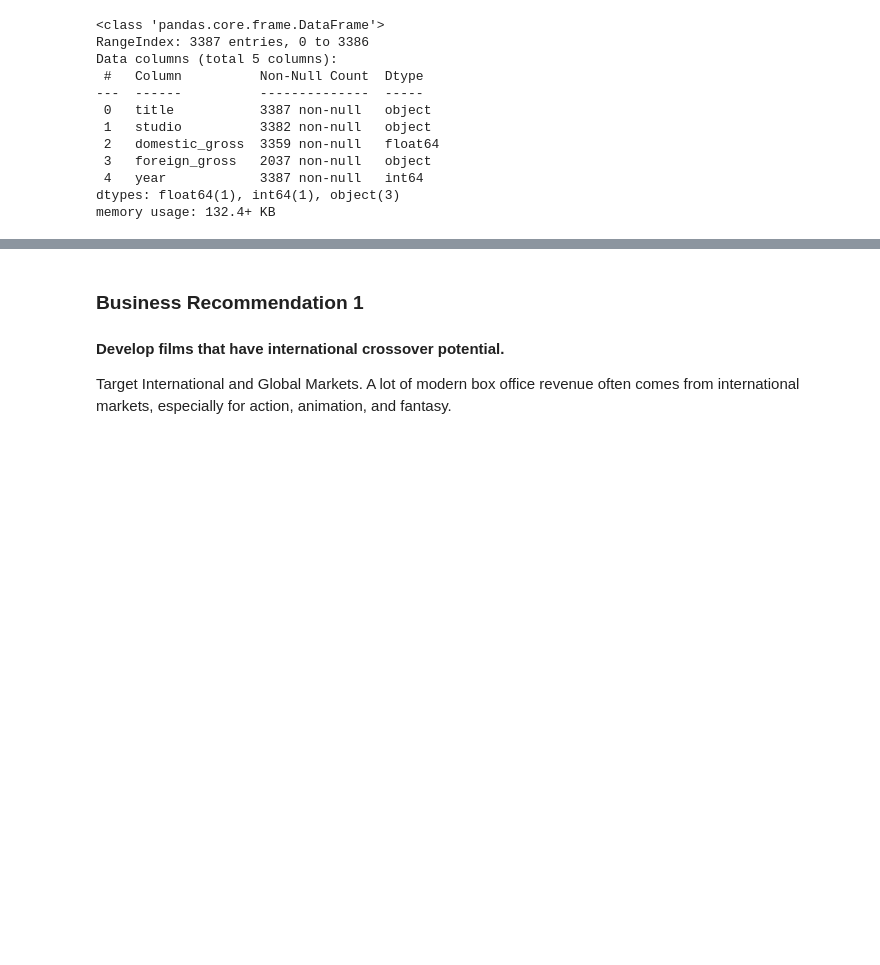
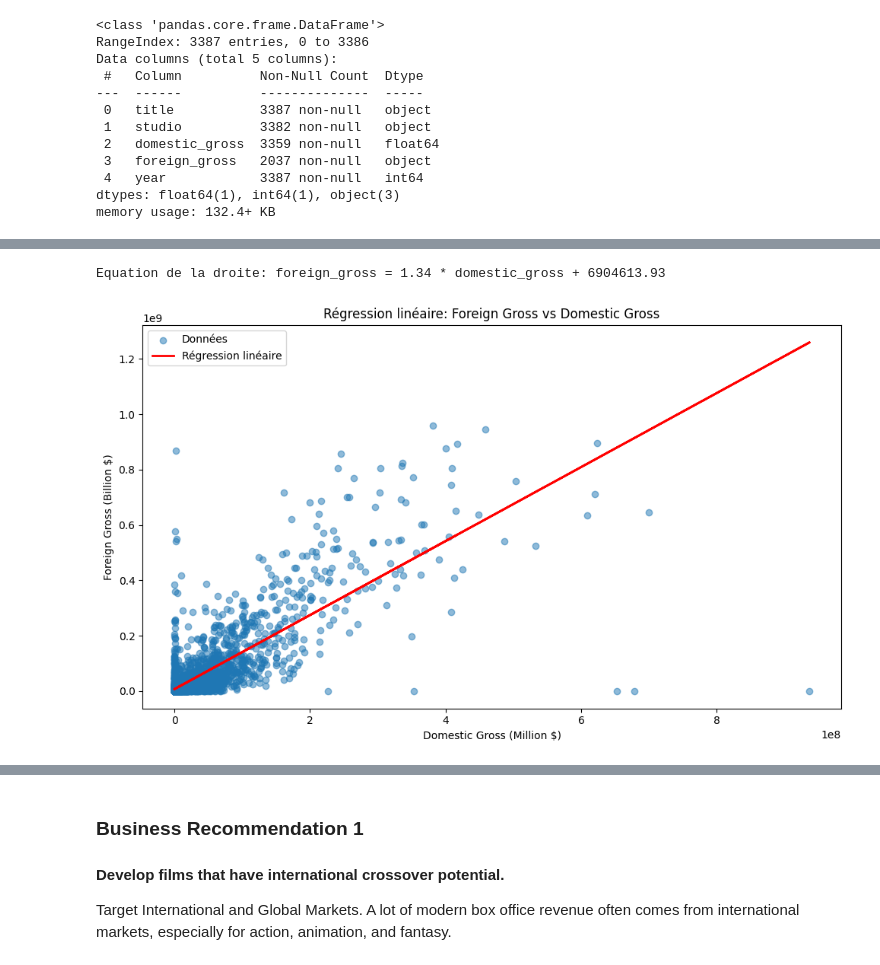
Before and after one commit to pradashlley/dsc-phase-2-project-v3, a Jupyter notebook: student.ipynb, the cells around one changed output, grey strips where cells are left out. Drawn from its saved outputs; the diff is of its cells as text; code cells hidden in the pictures; blank space fills up the shorter version.

```diff
--- a/student.ipynb
+++ b/student.ipynb
@@ -400,0 +402,31 @@ Text(0, 0.5, 'Worldwide Gross ($)')
+# %%
+# Faisons une regression lineaire
+#Nuage de points pour 2 variables
+
+# Préparation des variables
+X = dataframe1[['domestic_gross']]  # Variable indépendante
+y = dataframe1['foreign_gross']     # Variable dépendante
+
+# Régression linéaire
+model = LinearRegression()
+model.fit(X, y)
+
+# Coefficients
+slope = model.coef_[0]
+intercept = model.intercept_
+print(f"Equation de la droite: foreign_gross = {slope:.2f} * domestic_gross + {intercept:.2f}")
+
+# Tracons les points et la droite de régression
+plt.figure(figsize=(10, 6))
+plt.scatter(X, y, alpha=0.5, label="Données")
+plt.plot(X, model.predict(X), color='red', linewidth=2, label="Régression linéaire")
+plt.xlabel("Domestic Gross (Million $)")
+plt.ylabel("Foreign Gross (Billion $)")
+plt.title("Régression linéaire: Foreign Gross vs Domestic Gross")
+plt.legend()
+#plt.grid(True)
+plt.tight_layout()
+plt.show()
+# %% [output]
+Equation de la droite: foreign_gross = 1.34 * domestic_gross + 6904613.93
+[figure, added]
```
Also changed, not shown: parts of 17 cells of this notebook.
